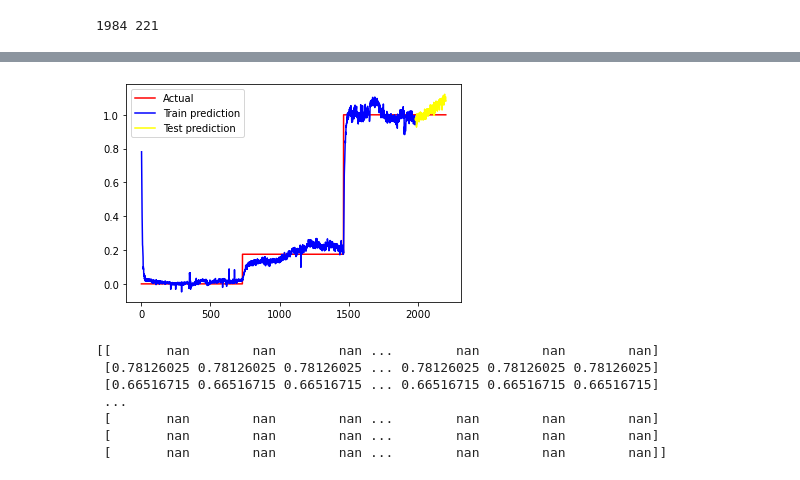
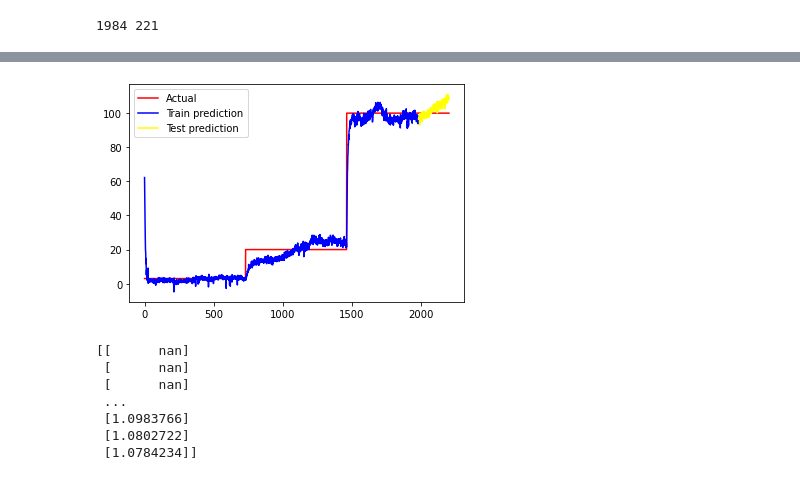
Before and after one commit to Predictive-maintenance-casus-2021/Predictive-Maintenance-supervised-learning, a Jupyter notebook: PredictiveMaintenanceMainNotebook.ipynb, the cells around one changed output, grey strips where cells are left out. Saved outputs shown, nothing was run; the diff lists cells and outputs as text; code cells hidden in the pictures.

Commit message:
Fixed graph content

```diff
--- a/PredictiveMaintenanceMainNotebook.ipynb
+++ b/PredictiveMaintenanceMainNotebook.ipynb
@@ -106,7 +114,7 @@ from sklearn import metrics
 
 plt.plot(df["Cooler condition"], label="Cooler condition plot")
 
-data = pd.DataFrame(index=range(0, len(df["Cooler condition"])), columns=["Cooler condition","TS1", "EPS1", "FS2", "PS3", "PS4", "PS5", "VS1"])
+data = pd.DataFrame(index=range(0, len(df["Cooler condition"])), columns=["Cooler condition","TS1", "EPS1", "FS2", "PS3", "PS4", "PS5", "VS1", "Time"])
 for i in range(0, len(data)):
     data["Cooler condition"][i] = df["Cooler condition"][i]
     data["TS1"][i] = df["TS1"][i]
@@ -116,6 +124,7 @@ for i in range(0, len(data)):
     data["PS4"][i] = df["PS4"][i]
     data["PS5"][i] = df["PS5"][i]
     data["VS1"][i] = df["VS1"][i]
+    data["Time"][i] = df["Time"][i]
 
 #data["Time"] = data["Time"].astype(int)
 data["Cooler condition"] = data["Cooler condition"].astype(int)
@@ -126,6 +135,7 @@ data["PS3"] = data["PS3"].astype(float)
 data["PS4"] = data["PS4"].astype(float)
 data["PS5"] = data["PS5"].astype(float)
 data["VS1"] = data["VS1"].astype(float)
+data["Time"] = data["Time"].astype(float)
 
 data.head()
 # %% [output]
@@ -140,7 +150,7 @@ data.head()
 X_scaler=MinMaxScaler(feature_range=(0,1))
 Y_scaler=MinMaxScaler(feature_range=(0,1))
 
-X_data = X_scaler.fit_transform(data[["TS1", "EPS1", "FS2", "PS3", "PS4", "PS5", "VS1"]])
+X_data = X_scaler.fit_transform(data[["TS1", "EPS1", "FS2", "PS3", "PS4", "PS5", "VS1", "Time"]])
 Y_data = Y_scaler.fit_transform(data[["Cooler condition"]])
 
 # split into train and test sets
@@ -164,9 +174,9 @@ testX = np.reshape(testX, (testX.shape[0], 1, testX.shape[1]))
 # %%
 # create and fit the LSTM network
 model = Sequential()
-model.add(LSTM(7, input_shape=(look_back, 7)))
+model.add(LSTM(8, input_shape=(look_back, 8)))
 #model.add(LSTM(4, return_sequences=True,stateful=True, batch_input_shape=(1, None,  look_back)))
 model.add(Dense(1))
 model.compile(loss='mean_squared_error', optimizer='adam')
-model.fit(trainX, trainY, epochs=50, verbose=1)
+model.fit(trainX, trainY, epochs=20, verbose=1)
 # %% [output]
@@ -193,12 +203,9 @@ Epoch 50/50
 trainPredict = model.predict(trainX)
 testPredict = model.predict(testX)
 
-# shift train predictions for plotting
-trainPredictPlot = np.empty_like(X_data)
-trainPredictPlot[:, :] = np.nan
-trainPredictPlot[look_back:len(trainPredict)+look_back, :] = trainPredict
 # shift test predictions for plotting
-testPredictPlot = np.empty_like(X_data)
+testPredictPlot = np.empty_like(trainPredict)
 testPredictPlot[:, :] = np.nan
-#testPredictPlot[len(trainPredict)+(look_back*2)+1:len(dataset)-1, :] = testPredict
-testPredictPlot[len(trainPredict):len(X_data), :] = testPredict
+
+testPredictPlot = np.append(testPredictPlot, testPredict, axis=0)
+print(testPredictPlot)
@@ -205,29 +220,29 @@ testPredictPlot[len(trainPredict):len(X_data), :] = testPredict
 # %%
 # ---------------------------------------
 #  Convert data to something we can plot
 # ---------------------------------------
 
 
 # plot baseline and predictions
 # plt.plot(X_data, color="red")
 # plt.plot(newTrainPredictPlot, color="blue")
 # plt.plot(newTestPredictPlot, color="yellow")
-plt.plot(Y_data, color="red", label="Actual")
-plt.plot(trainPredictPlot[:,0], color="blue", label='Train prediction')
-plt.plot(testPredictPlot[:,0], color="yellow", label='Test prediction')
+plt.plot(Y_scaler.inverse_transform(Y_data), color="red", label="Actual")
+plt.plot(Y_scaler.inverse_transform(trainPredict), color="blue", label='Train prediction')
+plt.plot(Y_scaler.inverse_transform(testPredictPlot), color="yellow", label='Test prediction')
 
 plt.legend()
 plt.show()
-print(trainPredictPlot)
+print(testPredictPlot)
 # %% [output]
-[figure, old version]
+[figure, new version]
-[[       nan        nan        nan ...        nan        nan        nan]
- [0.78126025 0.78126025 0.78126025 ... 0.78126025 0.78126025 0.78126025]
- [0.66516715 0.66516715 0.66516715 ... 0.66516715 0.66516715 0.66516715]
+[[      nan]
+ [      nan]
+ [      nan]
  ...
- [       nan        nan        nan ...        nan        nan        nan]
- [       nan        nan        nan ...        nan        nan        nan]
- [       nan        nan        nan ...        nan        nan        nan]]
+ [1.0983766]
+ [1.0802722]
+ [1.0784234]]
 # %%
 ## ----------------------------
 ## METRICS
```
Also changed, not shown: parts of 9 cells of this notebook.
